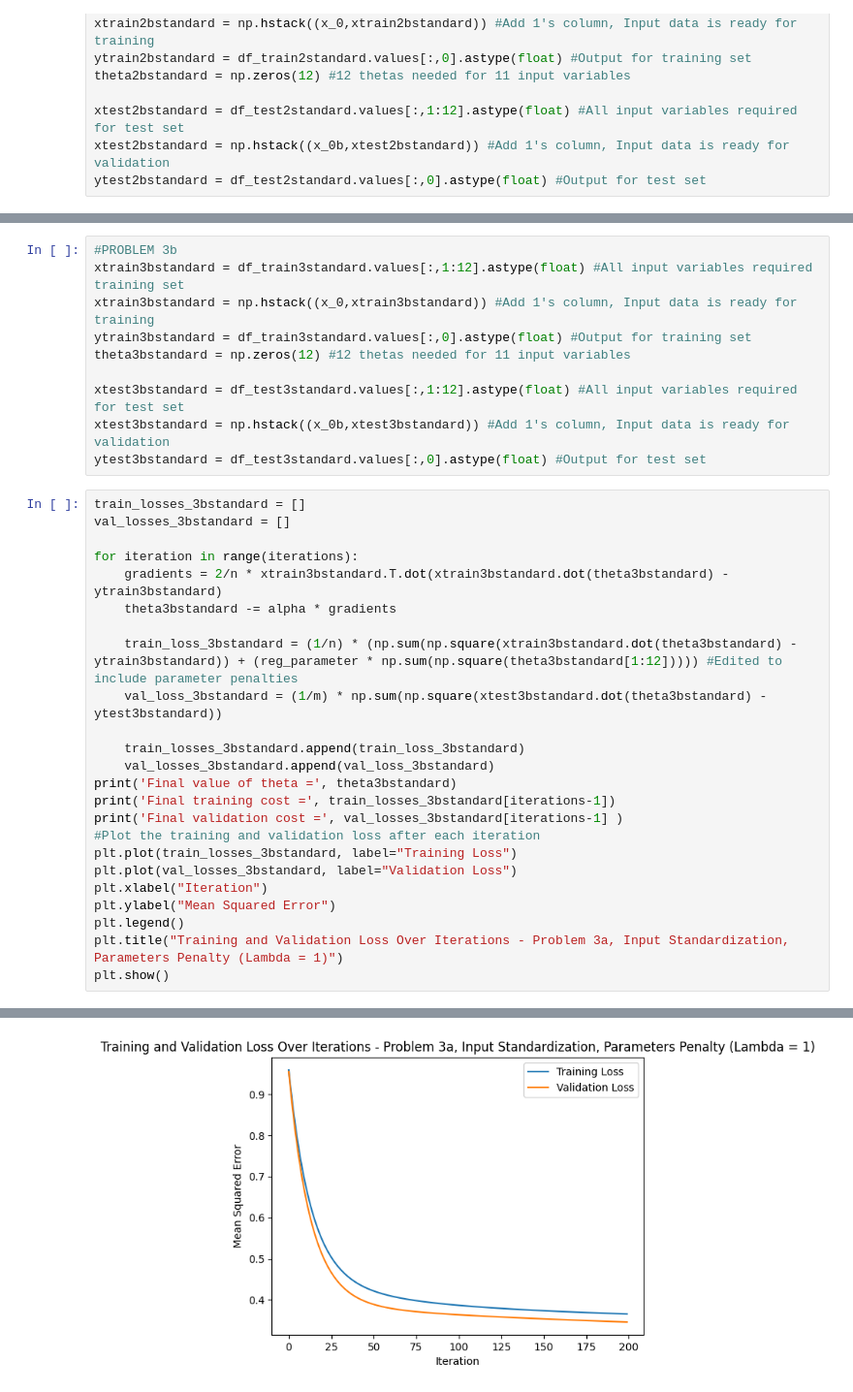
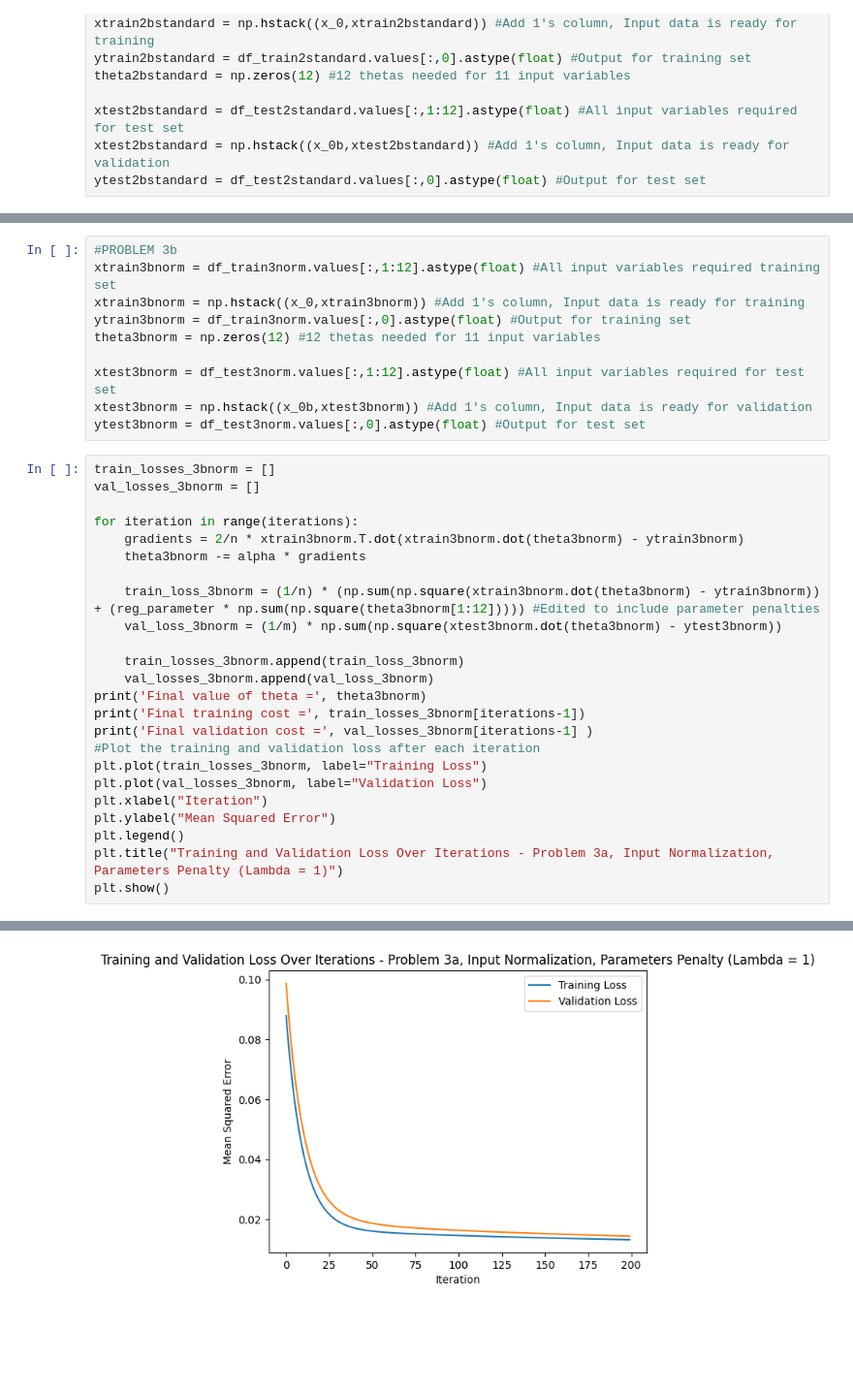
Before and after one commit to mmorra13/Intro-To-ML, a Jupyter notebook: Homework_2.ipynb, the cells around one changed output, grey strips where cells are left out. Shown at 97% size. Saved outputs shown, nothing was run; the diff lists cells and outputs as text; blank space fills up the shorter version.

```diff
--- a/Homework_2.ipynb
+++ b/Homework_2.ipynb
@@ -383,35 +381,35 @@ Final validation cost = 0.4459260562066069
 # %%
 #PROBLEM 3b
-xtrain3bstandard = df_train3standard.values[:,1:12].astype(float) #All input variables required training set
-xtrain3bstandard = np.hstack((x_0,xtrain3bstandard)) #Add 1's column, Input data is ready for training
-ytrain3bstandard = df_train3standard.values[:,0].astype(float) #Output for training set
-theta3bstandard = np.zeros(12) #12 thetas needed for 11 input variables
+xtrain3bnorm = df_train3norm.values[:,1:12].astype(float) #All input variables required training set
+xtrain3bnorm = np.hstack((x_0,xtrain3bnorm)) #Add 1's column, Input data is ready for training
+ytrain3bnorm = df_train3norm.values[:,0].astype(float) #Output for training set
+theta3bnorm = np.zeros(12) #12 thetas needed for 11 input variables
 
-xtest3bstandard = df_test3standard.values[:,1:12].astype(float) #All input variables required for test set
-xtest3bstandard = np.hstack((x_0b,xtest3bstandard)) #Add 1's column, Input data is ready for validation
-ytest3bstandard = df_test3standard.values[:,0].astype(float) #Output for test set
+xtest3bnorm = df_test3norm.values[:,1:12].astype(float) #All input variables required for test set
+xtest3bnorm = np.hstack((x_0b,xtest3bnorm)) #Add 1's column, Input data is ready for validation
+ytest3bnorm = df_test3norm.values[:,0].astype(float) #Output for test set
 # %%
-train_losses_3bstandard = []
-val_losses_3bstandard = []
+train_losses_3bnorm = []
+val_losses_3bnorm = []
 
 for iteration in range(iterations):
-    gradients = 2/n * xtrain3bstandard.T.dot(xtrain3bstandard.dot(theta3bstandard) - ytrain3bstandard)
-    theta3bstandard -= alpha * gradients
+    gradients = 2/n * xtrain3bnorm.T.dot(xtrain3bnorm.dot(theta3bnorm) - ytrain3bnorm)
+    theta3bnorm -= alpha * gradients
 
-    train_loss_3bstandard = (1/n) * (np.sum(np.square(xtrain3bstandard.dot(theta3bstandard) - ytrain3bstandard)) + (reg_parameter * np.sum(np.square(theta3bstandard[1:12])))) #Edited to include parameter penalties
-    val_loss_3bstandard = (1/m) * np.sum(np.square(xtest3bstandard.dot(theta3bstandard) - ytest3bstandard))
+    train_loss_3bnorm = (1/n) * (np.sum(np.square(xtrain3bnorm.dot(theta3bnorm) - ytrain3bnorm)) + (reg_parameter * np.sum(np.square(theta3bnorm[1:12])))) #Edited to include parameter penalties
+    val_loss_3bnorm = (1/m) * np.sum(np.square(xtest3bnorm.dot(theta3bnorm) - ytest3bnorm))
 
-    train_losses_3bstandard.append(train_loss_3bstandard)
-    val_losses_3bstandard.append(val_loss_3bstandard)
-print('Final value of theta =', theta3bstandard)
-print('Final training cost =', train_losses_3bstandard[iterations-1])
-print('Final validation cost =', val_losses_3bstandard[iterations-1] )
+    train_losses_3bnorm.append(train_loss_3bnorm)
+    val_losses_3bnorm.append(val_loss_3bnorm)
+print('Final value of theta =', theta3bnorm)
+print('Final training cost =', train_losses_3bnorm[iterations-1])
+print('Final validation cost =', val_losses_3bnorm[iterations-1] )
 #Plot the training and validation loss after each iteration
-plt.plot(train_losses_3bstandard, label="Training Loss")
-plt.plot(val_losses_3bstandard, label="Validation Loss")
+plt.plot(train_losses_3bnorm, label="Training Loss")
+plt.plot(val_losses_3bnorm, label="Validation Loss")
 plt.xlabel("Iteration")
 plt.ylabel("Mean Squared Error")
 plt.legend()
-plt.title("Training and Validation Loss Over Iterations - Problem 3a, Input Standardization, Parameters Penalty (Lambda = 1)")
+plt.title("Training and Validation Loss Over Iterations - Problem 3a, Input Normalization, Parameters Penalty (Lambda = 1)")
 plt.show()
 # %% [output]
@@ -422 +420 @@ Final validation cost = 0.34636867889234596
-[figure, old version]
+[figure, new version]
```
Also changed, not shown: parts of 9 cells of this notebook.
